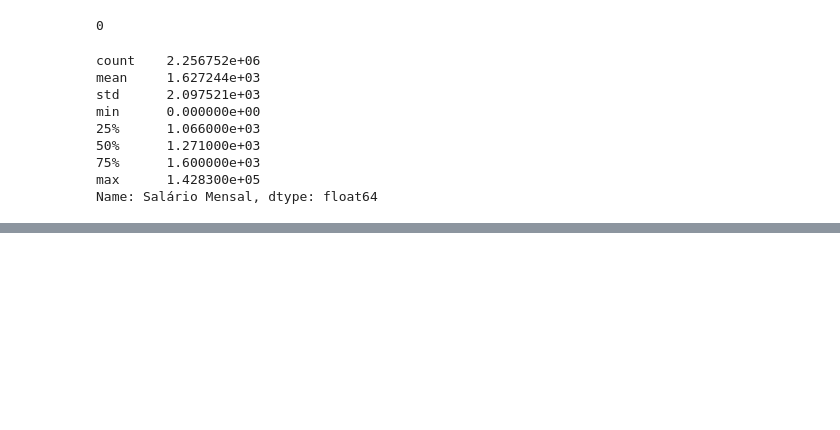
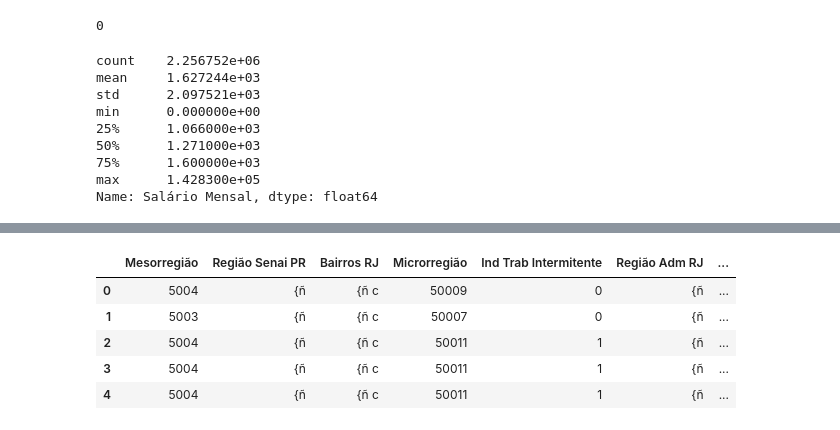
Before and after one commit to thiagodegan/Desafio01, a Jupyter notebook: Desafio.ipynb, the cells around one changed output, grey strips where cells are left out. Saved outputs shown, nothing was run; the diff lists cells and outputs as text; code cells hidden in the pictures; blank space fills up the shorter version.

```diff
--- a/Desafio.ipynb
+++ b/Desafio.ipynb
@@ -123,0 +138,13 @@ Name: Salário Mensal, dtype: float64
+# %%
+data[{'Bairros RJ', 'Distritos SP', 'Regiões Adm DF', 'Mesorregião',
+       'Microrregião', 'Região Adm RJ', 'Região Adm SP', 'Região Corede',
+       'Região Corede 04', 'Região Gov SP', 'Região Senac PR',
+       'Região Senai PR', 'Região Senai SP', 'Sub-Região Senai PR',
+       'Ind Trab Parcial', 'Ind Trab Intermitente'}].head()
+# %% [output]
+|  | Mesorregião | Região Senai PR | Bairros RJ | Microrregião | Ind Trab Intermitente | Região Adm RJ | ... |
+| 0 | 5004 | {ñ | {ñ c | 50009 | 0 | {ñ | ... |
+| 1 | 5003 | {ñ | {ñ c | 50007 | 0 | {ñ | ... |
+| 2 | 5004 | {ñ | {ñ c | 50011 | 1 | {ñ | ... |
+| 3 | 5004 | {ñ | {ñ c | 50011 | 1 | {ñ | ... |
+| 4 | 5004 | {ñ | {ñ c | 50011 | 1 | {ñ | ... |
```
Also changed, not shown: parts of 2 cells of this notebook, 2 other files.
